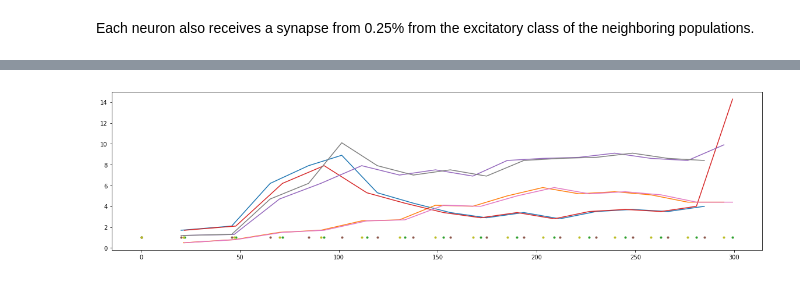
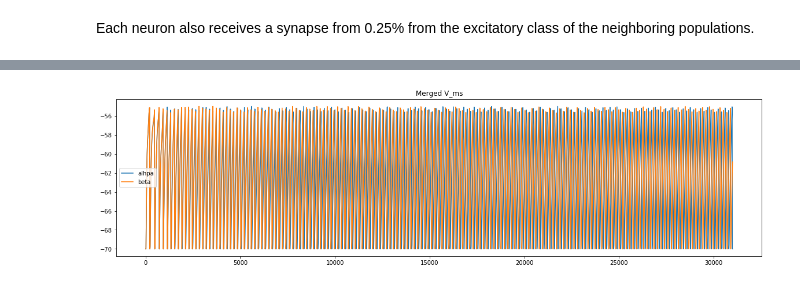
Before and after one commit to ndettmer/neuronal_synchrony_replication, a Jupyter notebook: nest.ipynb, the cells around one changed output, grey strips where cells are left out. Drawn from its saved outputs; the diff is of its cells as text; code cells hidden in the pictures.

```diff
--- a/nest.ipynb
+++ b/nest.ipynb
@@ -181,5 +245,4 @@ plot_V([m1, m3])
-# %%
-# plot spikes
-plot_spikes([s1, s2, s3])
-# %% [output]
-[figure, removed]
+# %%
+plot_V([m1, m2])
+# %% [output]
+[figure, added]
```
Also changed, not shown: parts of 16 cells of this notebook.
